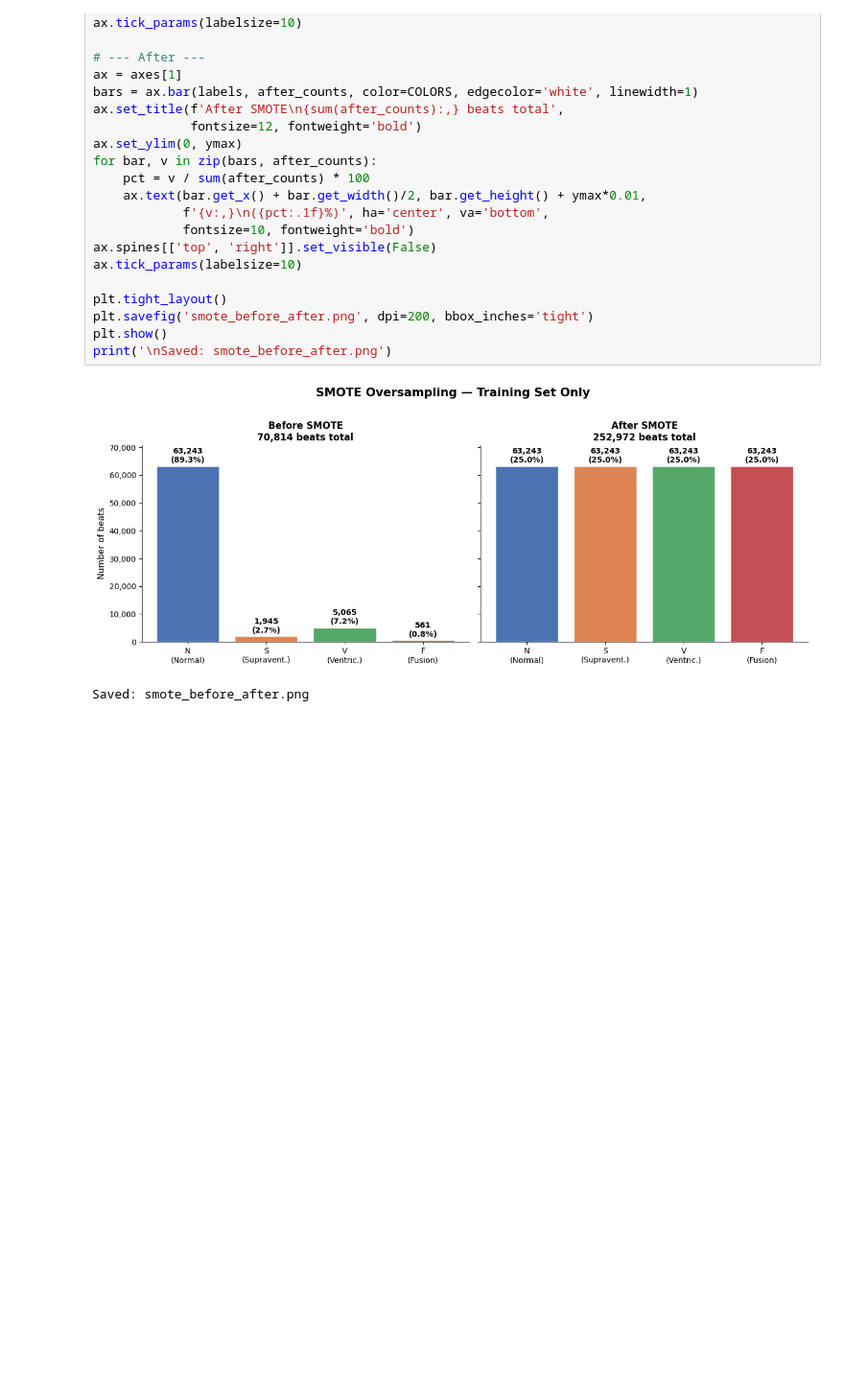
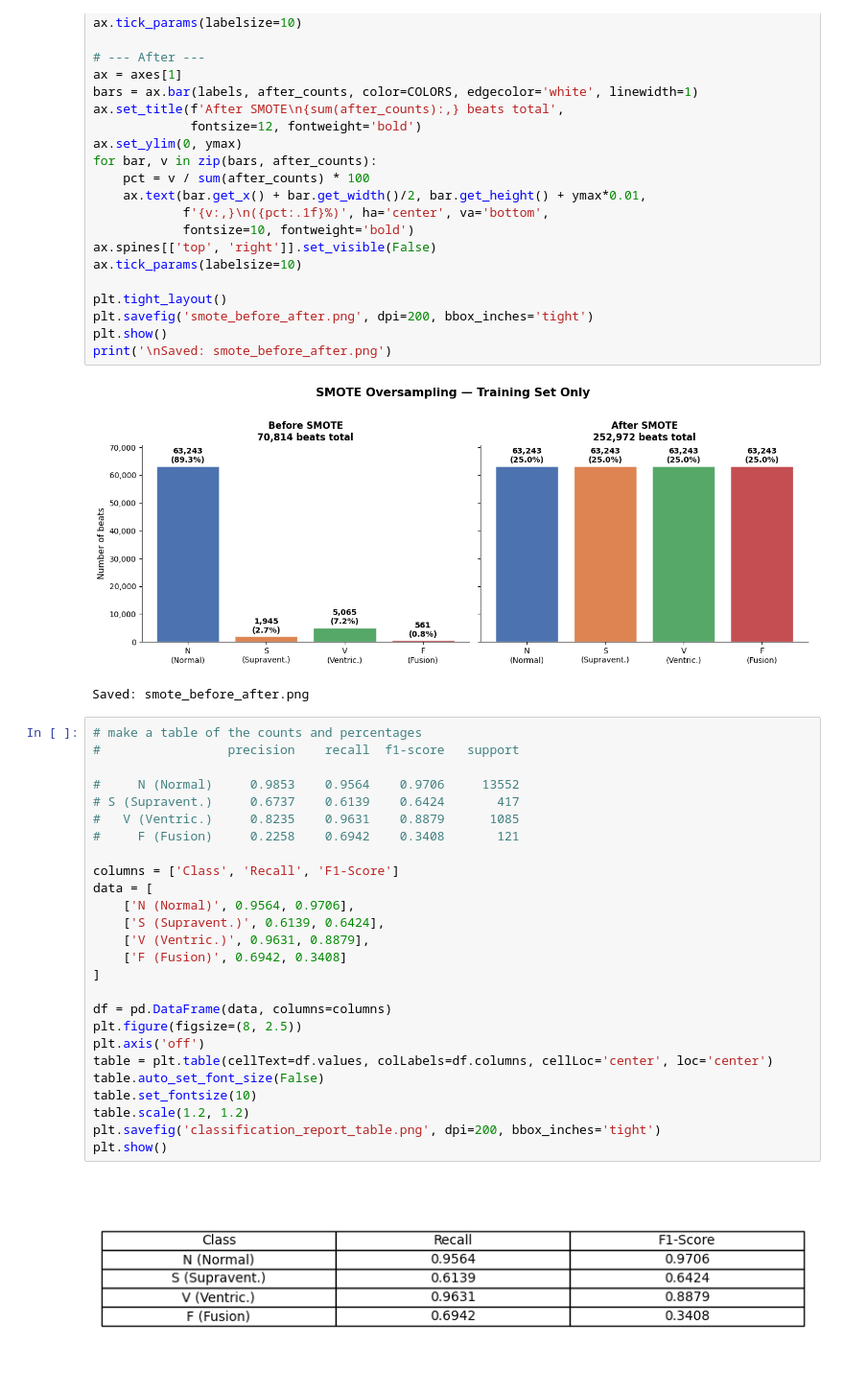
Before and after one commit to verness/6600-Project, a Jupyter notebook: notebooks/smote.ipynb, the cells around one changed output. Shown at 96% size. Saved outputs shown, nothing was run; the diff lists cells and outputs as text; blank space fills up the shorter version.

```diff
--- a/notebooks/smote.ipynb
+++ b/notebooks/smote.ipynb
@@ -86,3 +86,31 @@ print('\nSaved: smote_before_after.png')
 # %% [output]
 [figure]
 Saved: smote_before_after.png
+# %%
+# make a table of the counts and percentages
+#                 precision    recall  f1-score   support
+
+#     N (Normal)     0.9853    0.9564    0.9706     13552
+# S (Supravent.)     0.6737    0.6139    0.6424       417
+#   V (Ventric.)     0.8235    0.9631    0.8879      1085
+#     F (Fusion)     0.2258    0.6942    0.3408       121
+
+columns = ['Class', 'Recall', 'F1-Score']
+data = [
+    ['N (Normal)', 0.9564, 0.9706],
+    ['S (Supravent.)', 0.6139, 0.6424],
+    ['V (Ventric.)', 0.9631, 0.8879],
+    ['F (Fusion)', 0.6942, 0.3408]
+]
+
+df = pd.DataFrame(data, columns=columns)
+plt.figure(figsize=(8, 2.5))
+plt.axis('off')
+table = plt.table(cellText=df.values, colLabels=df.columns, cellLoc='center', loc='center')
+table.auto_set_font_size(False)
+table.set_fontsize(10)
+table.scale(1.2, 1.2)
+plt.savefig('classification_report_table.png', dpi=200, bbox_inches='tight')
+plt.show()
+# %% [output]
+[figure, added]
```
Also changed, not shown: parts of 2 cells of this notebook, 5 other files.
